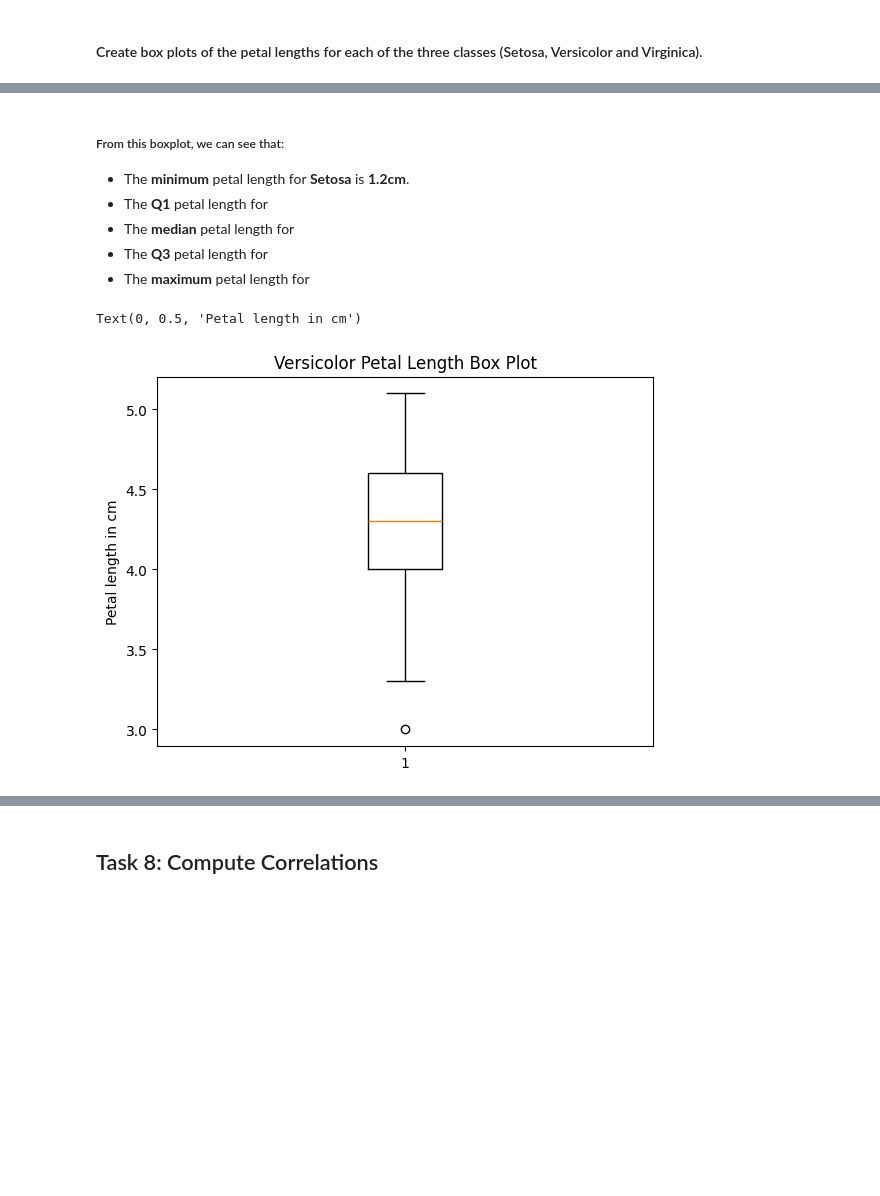
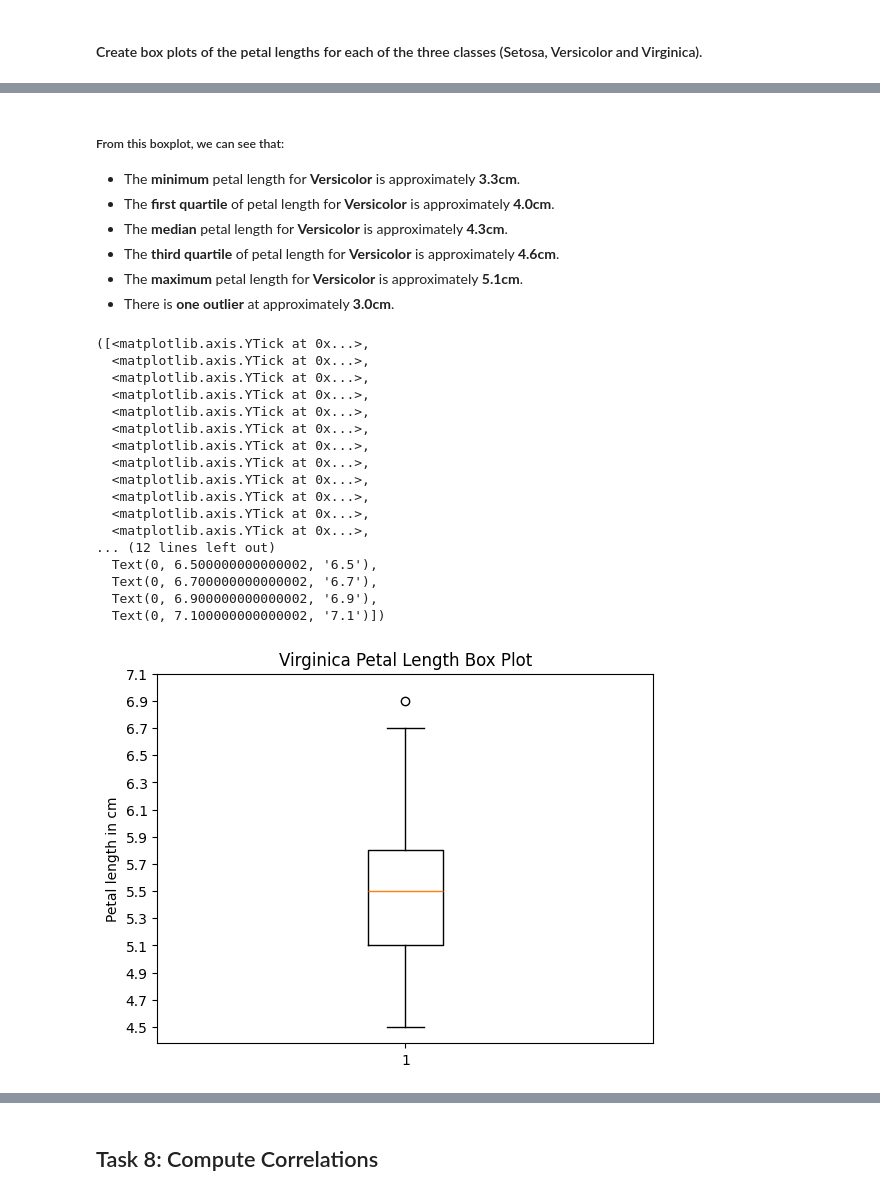
Before and after one commit to zoeharlowe/principles_of_data_analytics, a Jupyter notebook: tasks.ipynb, the cells around one changed output, grey strips where cells are left out. Cells and saved outputs as stored; diff of their text form; code cells hidden in the pictures; blank space fills up the shorter version.

Commit message:
added my interpretation of the boxplots + created boxplot of all 3 classes

```diff
--- a/tasks.ipynb
+++ b/tasks.ipynb
@@ -322,15 +352,33 @@ plt.yticks(np.arange(1.0, 2.0, 0.1))
 # %% [markdown]
 ##### From this boxplot, we can see that:
-- The **minimum** petal length for **Setosa** is **1.2cm**.
-- The **Q1** petal length for
-- The **median** petal length for
-- The **Q3** petal length for
-- The **maximum** petal length for
+- The **minimum** petal length for **Versicolor** is approximately **3.3cm**.
+- The **first quartile** of petal length for **Versicolor** is approximately **4.0cm**.
+- The **median** petal length for **Versicolor** is approximately **4.3cm**.
+- The **third quartile** of petal length for **Versicolor** is approximately **4.6cm**.
+- The **maximum** petal length for **Versicolor** is approximately **5.1cm**.
+- There is **one outlier** at approximately **3.0cm**.
 # %%
-# Versicolor box plot
-plt.boxplot(versicolor_petal)
-plt.title("Versicolor Petal Length Box Plot")
+# Virginica box plot
+plt.boxplot(virginica_petal)
+plt.title("Virginica Petal Length Box Plot")
 plt.ylabel("Petal length in cm")
+plt.yticks(np.arange(4.5, 7.2, 0.2))
 # %% [output]
-Text(0, 0.5, 'Petal length in cm')
+([<matplotlib.axis.YTick at 0x...>,
+  <matplotlib.axis.YTick at 0x...>,
+  <matplotlib.axis.YTick at 0x...>,
+  <matplotlib.axis.YTick at 0x...>,
+  <matplotlib.axis.YTick at 0x...>,
+  <matplotlib.axis.YTick at 0x...>,
+  <matplotlib.axis.YTick at 0x...>,
+  <matplotlib.axis.YTick at 0x...>,
+  <matplotlib.axis.YTick at 0x...>,
+  <matplotlib.axis.YTick at 0x...>,
+  <matplotlib.axis.YTick at 0x...>,
+  <matplotlib.axis.YTick at 0x...>,
+... (12 lines left out)
+  Text(0, 6.500000000000002, '6.5'),
+  Text(0, 6.700000000000002, '6.7'),
+  Text(0, 6.900000000000002, '6.9'),
+  Text(0, 7.100000000000002, '7.1')])
-[figure, old version]
+[figure, new version]
```
Also changed, not shown: parts of 9 cells of this notebook.
